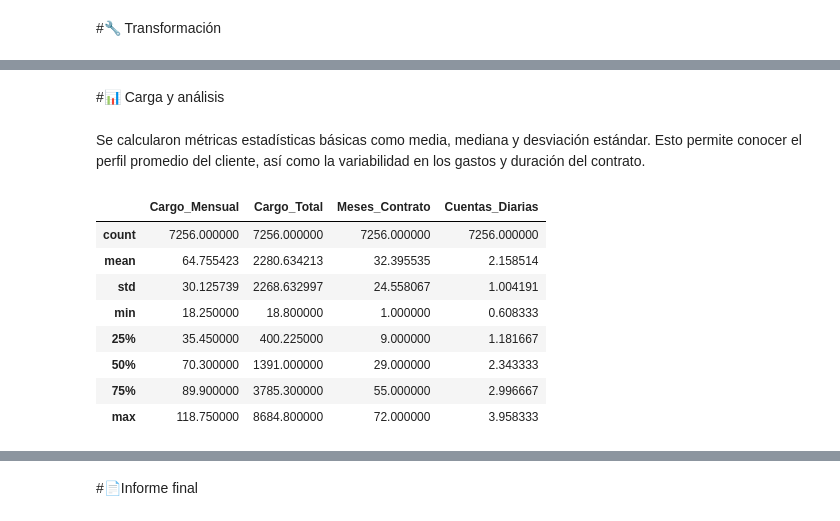
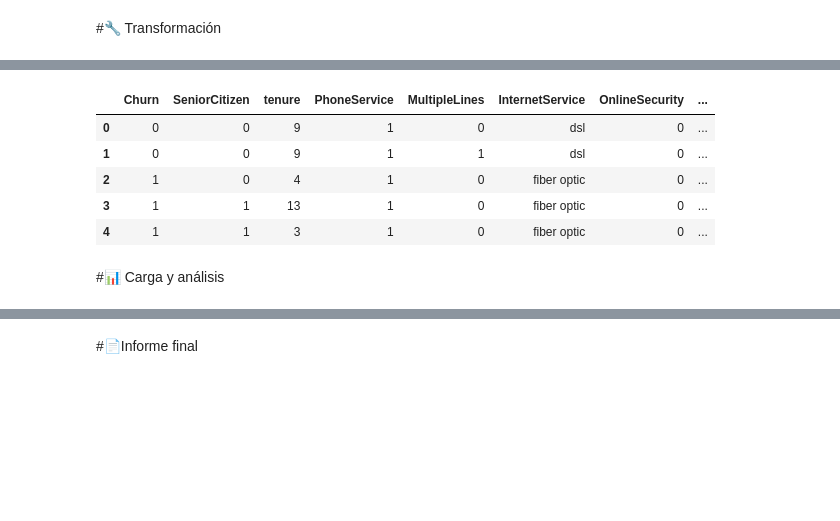
Before and after one commit to julmoram/TelcomX_LATAM, a Jupyter notebook: TelecomX_LATAM_correccion.ipynb, the cells around one changed output, grey strips where cells are left out. Drawn from its saved outputs; the diff is of its cells as text; code cells hidden in the pictures; blank space fills up the shorter version.

```diff
--- a/TelecomX_LATAM_correccion.ipynb
+++ b/TelecomX_LATAM_correccion.ipynb
@@ -202,0 +90,6 @@ df.head()
+# %%
+for col in df_flat.columns:
+    print(f"\n{col}")
+    print("Valores únicos:", df_flat[col].unique())
+    print("Valores nulos:", df_flat[col].isna().sum())
+    print("Espacios vacíos:", (df_flat[col] == ' ').sum())
@@ -203,17 +200,12 @@ df.head()
+# %%
+datos['Cuentas_Diarias'] = (datos['Monthly'] / 30).round(2)
+datos.head()
+# %% [output]
+|  | Churn | SeniorCitizen | tenure | PhoneService | MultipleLines | InternetService | OnlineSecurity | ... |
+| 0 | 0 | 0 | 9 | 1 | 0 | dsl | 0 | ... |
+| 1 | 0 | 0 | 9 | 1 | 1 | dsl | 0 | ... |
+| 2 | 1 | 0 | 4 | 1 | 0 | fiber optic | 0 | ... |
+| 3 | 1 | 1 | 13 | 1 | 0 | fiber optic | 0 | ... |
+| 4 | 1 | 1 | 3 | 1 | 0 | fiber optic | 0 | ... |
 # %% [markdown]
 #📊 Carga y análisis
-# %% [markdown]
-Se calcularon métricas estadísticas básicas como media, mediana y desviación estándar. Esto permite conocer el perfil promedio del cliente, así como la variabilidad en los gastos y duración del contrato.
-# %%
-# Análisis descriptivo de variables numéricas
-df[['Cargo_Mensual', 'Cargo_Total', 'Meses_Contrato', 'Cuentas_Diarias']].describe()
-# %% [output]
-|  | Cargo_Mensual | Cargo_Total | Meses_Contrato | Cuentas_Diarias |
-| count | 7256.000000 | 7256.000000 | 7256.000000 | 7256.000000 |
-| mean | 64.755423 | 2280.634213 | 32.395535 | 2.158514 |
-| std | 30.125739 | 2268.632997 | 24.558067 | 1.004191 |
-| min | 18.250000 | 18.800000 | 1.000000 | 0.608333 |
-| 25% | 35.450000 | 400.225000 | 9.000000 | 1.181667 |
-| 50% | 70.300000 | 1391.000000 | 29.000000 | 2.343333 |
-| 75% | 89.900000 | 3785.300000 | 55.000000 | 2.996667 |
-| max | 118.750000 | 8684.800000 | 72.000000 | 3.958333 |
```
Also changed, not shown: parts of 33 cells of this notebook.
